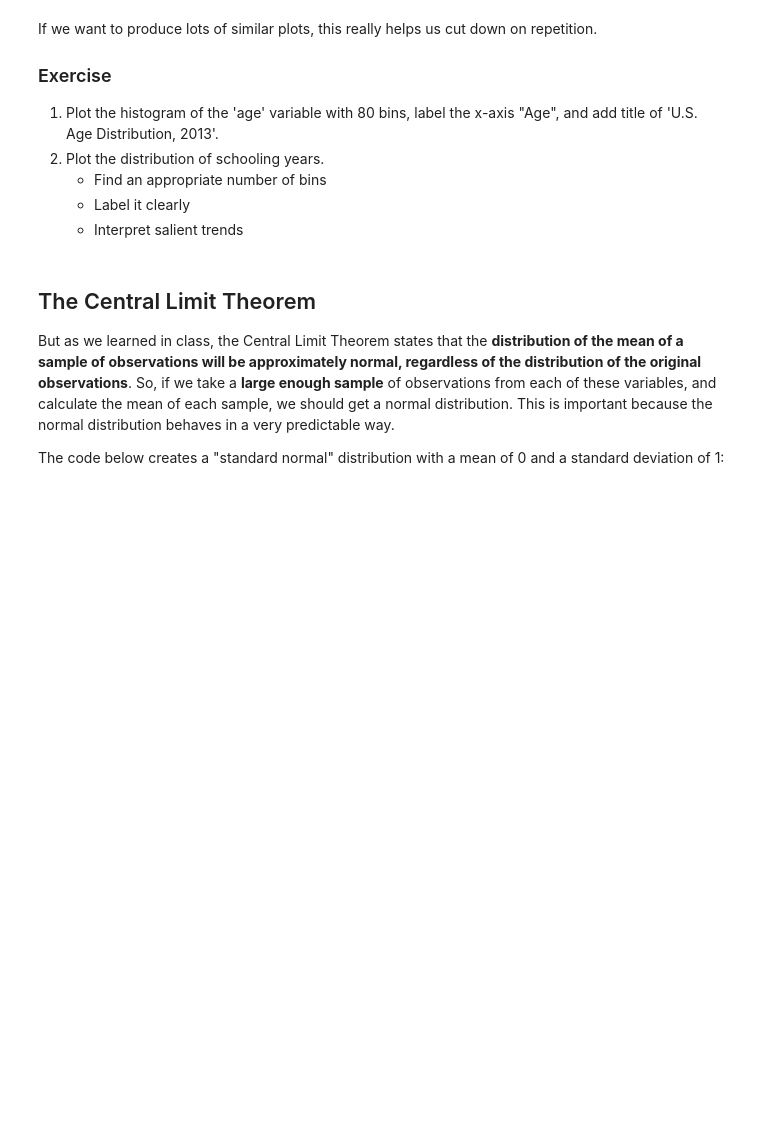
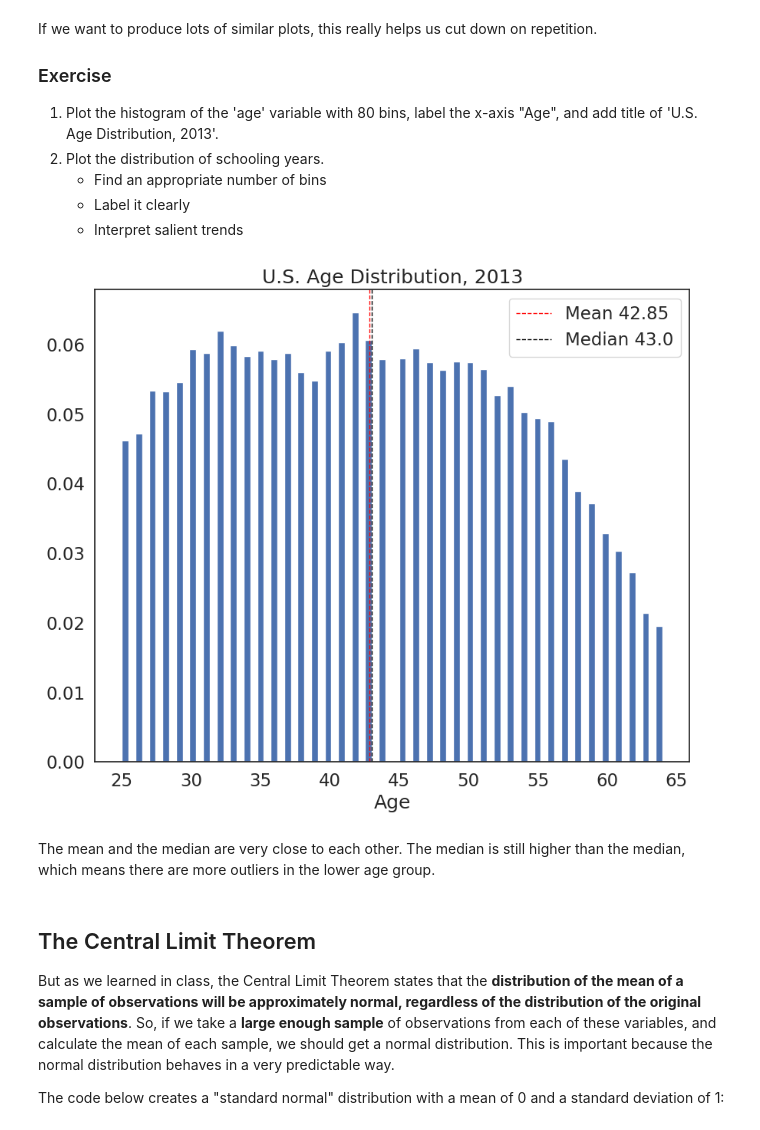
Before and after one commit to ep-ucl/QM2, a Jupyter notebook: notebooks/W5_Distributions_and_Basic_Statistics.ipynb, the cells around one changed output. Cells and saved outputs as stored; diff of their text form; code cells hidden in the pictures; blank space fills up the shorter version.

```diff
--- a/notebooks/W5_Distributions_and_Basic_Statistics.ipynb
+++ b/notebooks/W5_Distributions_and_Basic_Statistics.ipynb
@@ -346,6 +348,12 @@ If we want to produce lots of similar plots, this really helps us cut down on re
     * Find an appropriate number of bins
     * Label it clearly
     * Interpret salient trends
+# %%
+plot_histogram(variable = df['age'], bin_number = 80, xlab = 'Age', title = 'U.S. Age Distribution, 2013')
+# %% [output]
+[figure, added]
+# %% [markdown]
+The mean and the median are very close to each other. The median is still higher than the median, which means there are more outliers in the lower age group.
 # %% [markdown]
 ## The Central Limit Theorem
 
```
Also changed, not shown: parts of 8 cells of this notebook.
